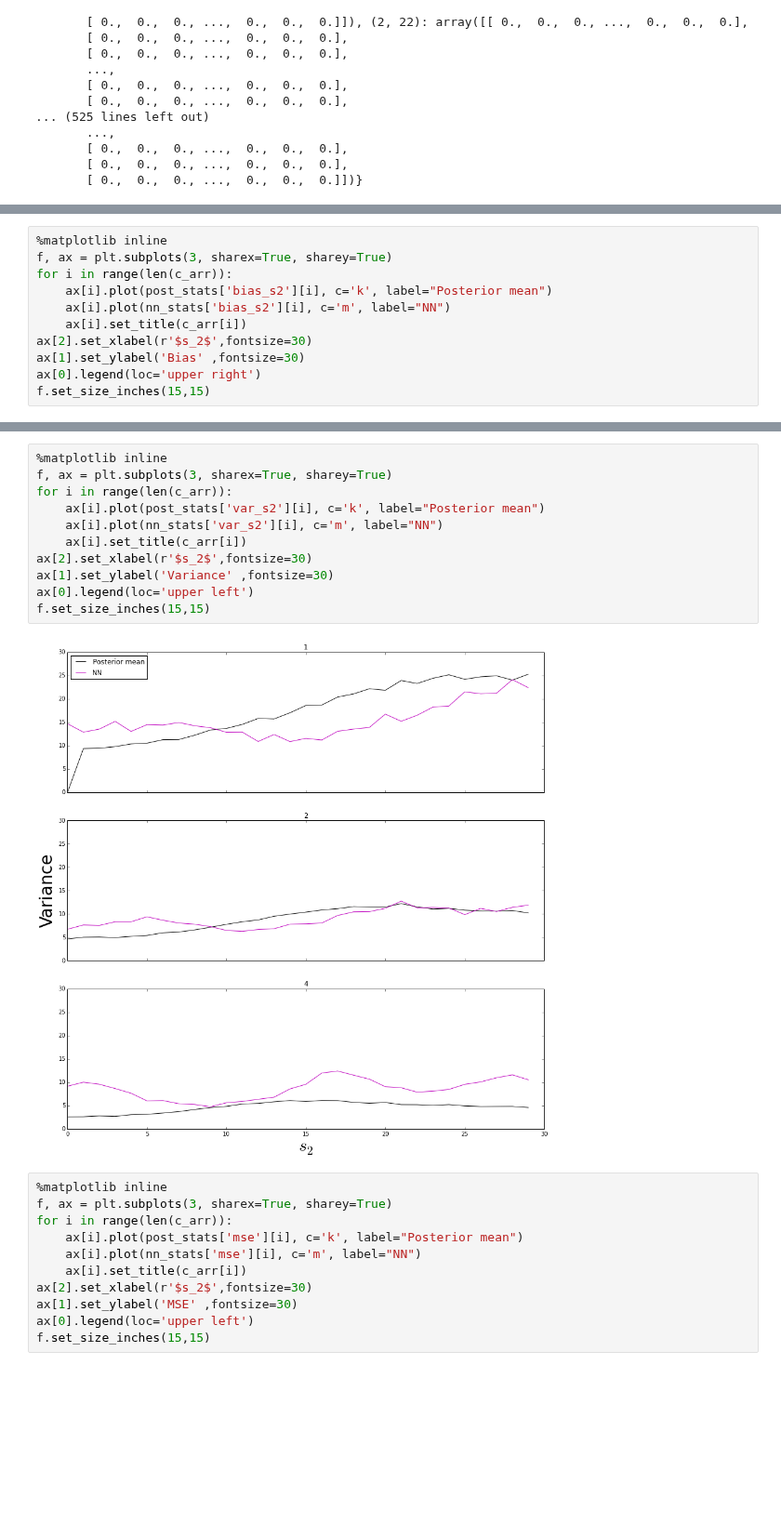
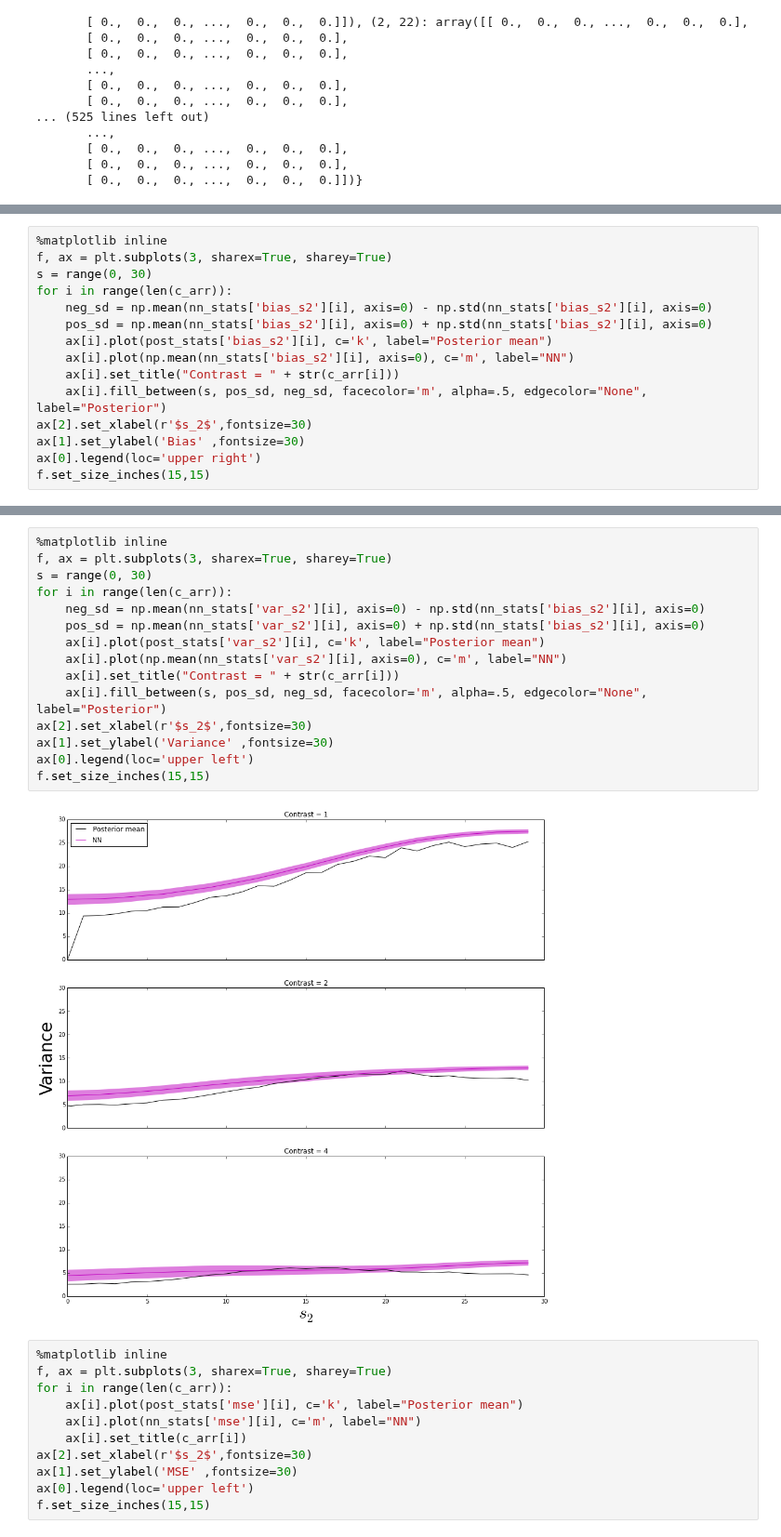
Before and after one commit to NYUMaLab/Divisive_Normalization_Project, a Jupyter notebook: Code/Demixing/Demixing Minicon Plots and Code Part 1.ipynb, the cells around one changed output, grey strips where cells are left out. Shown at 93% size. Saved outputs shown, nothing was run; the diff lists cells and outputs as text; blank space fills up the shorter version.

```diff
--- a/Code/Demixing/Demixing Minicon Plots and Code Part 1.ipynb
+++ b/Code/Demixing/Demixing Minicon Plots and Code Part 1.ipynb
@@ -966,10 +998,14 @@ print nn_stats['mse']
 # %%
 %matplotlib inline
 f, ax = plt.subplots(3, sharex=True, sharey=True)
+s = range(0, 30)
 for i in range(len(c_arr)):
+    neg_sd = np.mean(nn_stats['bias_s2'][i], axis=0) - np.std(nn_stats['bias_s2'][i], axis=0)
+    pos_sd = np.mean(nn_stats['bias_s2'][i], axis=0) + np.std(nn_stats['bias_s2'][i], axis=0)
     ax[i].plot(post_stats['bias_s2'][i], c='k', label="Posterior mean")
-    ax[i].plot(nn_stats['bias_s2'][i], c='m', label="NN")
-    ax[i].set_title(c_arr[i])
+    ax[i].plot(np.mean(nn_stats['bias_s2'][i], axis=0), c='m', label="NN")
+    ax[i].set_title("Contrast = " + str(c_arr[i]))
+    ax[i].fill_between(s, pos_sd, neg_sd, facecolor='m', alpha=.5, edgecolor="None", label="Posterior")
 ax[2].set_xlabel(r'$s_2$',fontsize=30)
 ax[1].set_ylabel('Bias' ,fontsize=30)
 ax[0].legend(loc='upper right')
@@ -979,16 +1015,20 @@ f.set_size_inches(15,15)
 # %%
 %matplotlib inline
 f, ax = plt.subplots(3, sharex=True, sharey=True)
+s = range(0, 30)
 for i in range(len(c_arr)):
+    neg_sd = np.mean(nn_stats['var_s2'][i], axis=0) - np.std(nn_stats['bias_s2'][i], axis=0)
+    pos_sd = np.mean(nn_stats['var_s2'][i], axis=0) + np.std(nn_stats['bias_s2'][i], axis=0)
     ax[i].plot(post_stats['var_s2'][i], c='k', label="Posterior mean")
-    ax[i].plot(nn_stats['var_s2'][i], c='m', label="NN")
-    ax[i].set_title(c_arr[i])
+    ax[i].plot(np.mean(nn_stats['var_s2'][i], axis=0), c='m', label="NN")
+    ax[i].set_title("Contrast = " + str(c_arr[i]))
+    ax[i].fill_between(s, pos_sd, neg_sd, facecolor='m', alpha=.5, edgecolor="None", label="Posterior")
 ax[2].set_xlabel(r'$s_2$',fontsize=30)
 ax[1].set_ylabel('Variance' ,fontsize=30)
 ax[0].legend(loc='upper left')
 f.set_size_inches(15,15)
 # %% [output]
-[figure, old version]
+[figure, new version]
 # %%
 %matplotlib inline
 f, ax = plt.subplots(3, sharex=True, sharey=True)
```
Also changed, not shown: parts of 6 cells of this notebook, 2 other files.
